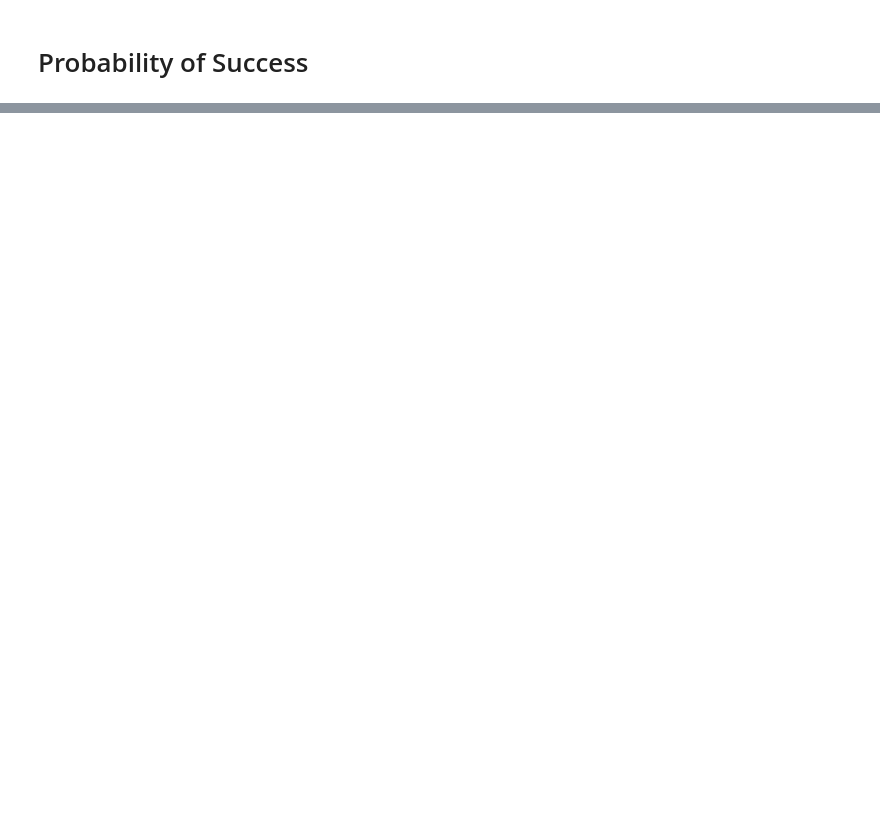
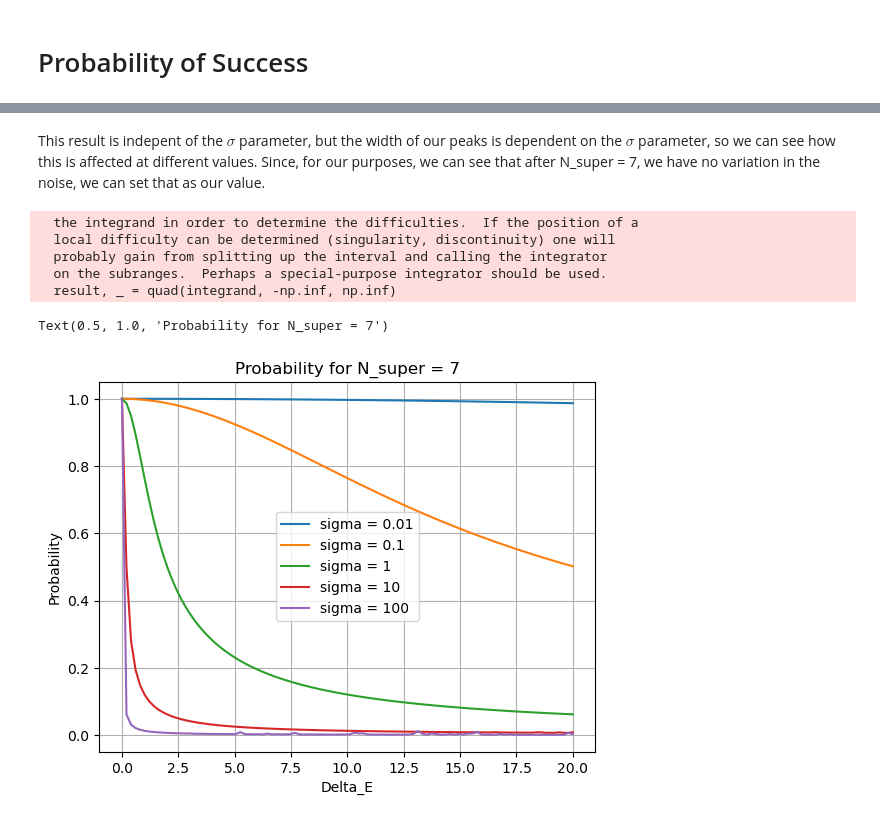
Before and after one commit to OnatAyldz/rodeo_algorithm_frib, a Jupyter notebook: noisecalculator.ipynb, the cells around one changed output, grey strips where cells are left out. Cells and saved outputs as stored; diff of their text form; code cells hidden in the pictures; blank space fills up the shorter version.

```diff
--- a/noisecalculator.ipynb
+++ b/noisecalculator.ipynb
@@ -15,0 +106,35 @@ np.exp
+# %% [markdown]
+This result is indepent of the $\sigma$ parameter, but the width of our peaks is dependent on the $\sigma$ parameter, so we can see how this is affected at different values. Since, for our purposes, we can see that after N_super = 7, we have no variation in the noise, we can set that as our value.
+# %%
+DE_values = np.linspace(0, 20, 100)
+N_super = 7
+sigma = 0.01
+results1 = obtain_probabilities(sigma, N_super, DE_values)
+sigma = 0.1
+results2 = obtain_probabilities(sigma, N_super, DE_values)
+sigma = 1
+results3 = obtain_probabilities(sigma, N_super, DE_values)
+sigma = 10
+results4 = obtain_probabilities(sigma, N_super, DE_values)
+sigma = 100
+results5 = obtain_probabilities(sigma, N_super, DE_values)
+# %% [output]
+  the integrand in order to determine the difficulties.  If the position of a
+  local difficulty can be determined (singularity, discontinuity) one will
+  probably gain from splitting up the interval and calling the integrator
+  on the subranges.  Perhaps a special-purpose integrator should be used.
+  result, _ = quad(integrand, -np.inf, np.inf)
+# %%
+plt.grid()
+plt.plot(DE_values, results1, label = 'sigma = 0.01')
+plt.plot(DE_values, results2, label = 'sigma = 0.1')
+plt.plot(DE_values, results3, label = 'sigma = 1')
+plt.plot(DE_values, results4, label = 'sigma = 10')
+plt.plot(DE_values, results5, label = 'sigma = 100')
+plt.xlabel("Delta_E")
+plt.ylabel("Probability")
+plt.legend()
+plt.title(fr"Probability for N_super = {N_super}")
+# %% [output]
+Text(0.5, 1.0, 'Probability for N_super = 7')
+[figure, added]
```
Also changed, not shown: parts of 14 cells of this notebook.
